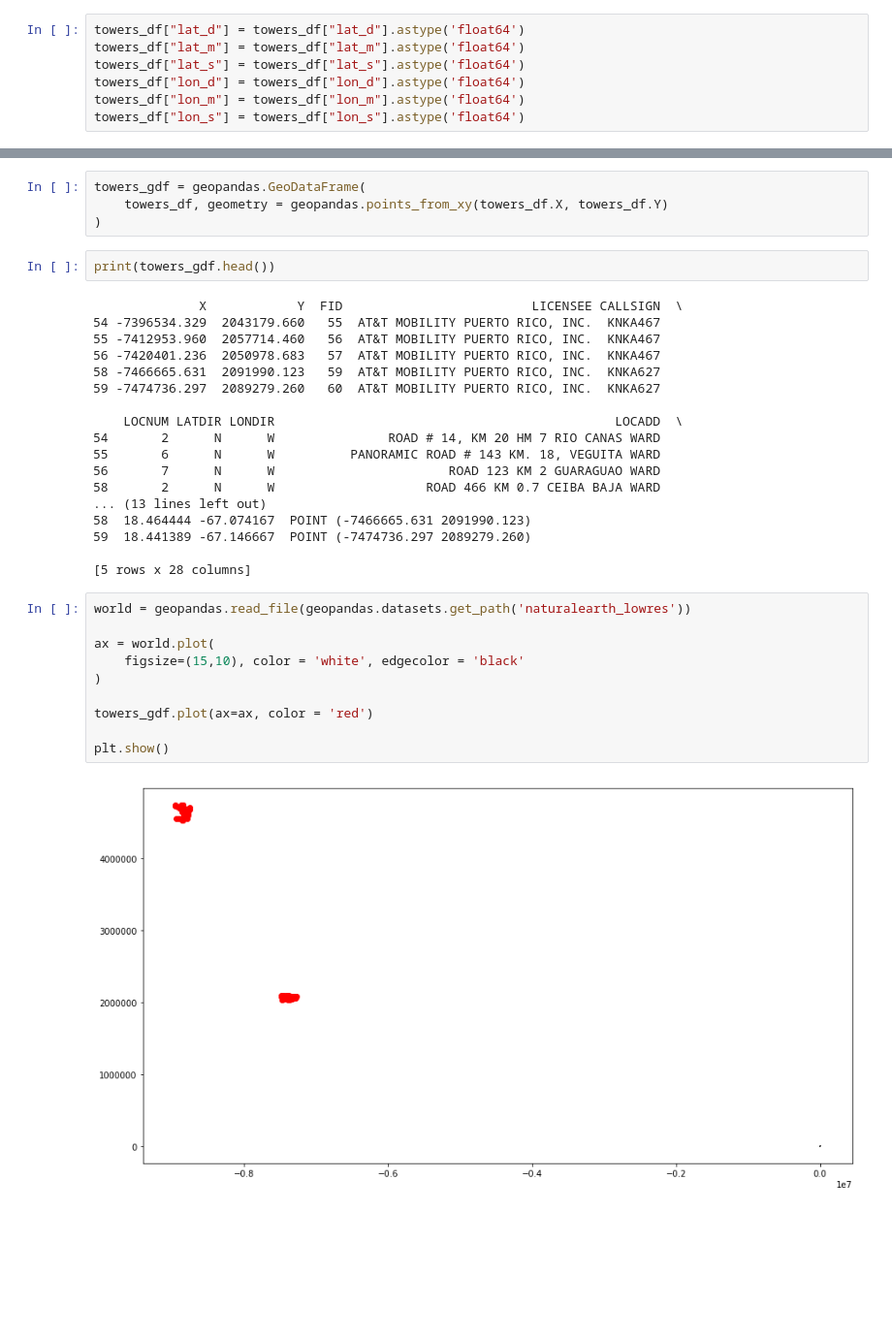
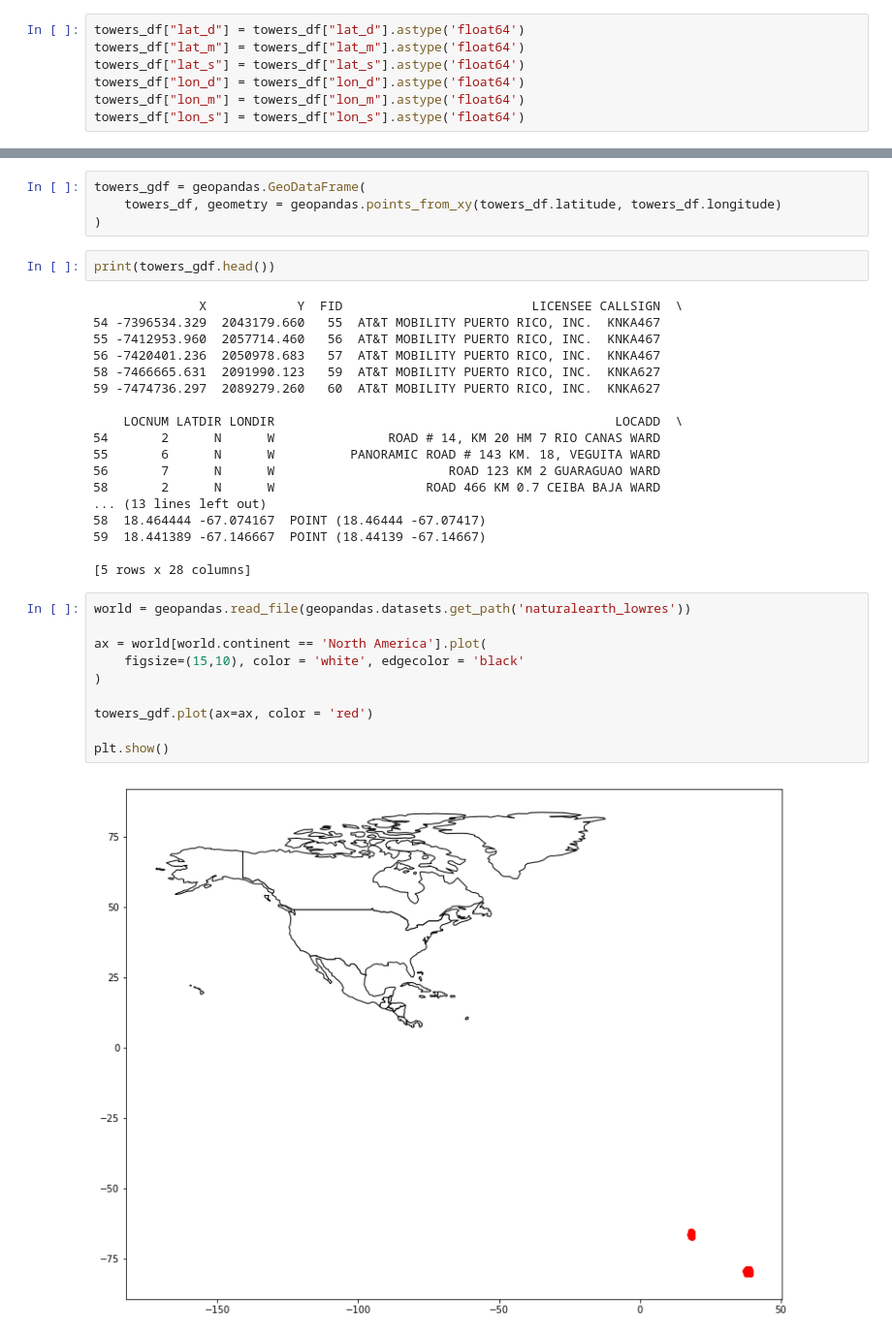
Before and after one commit to vsmolina/fiber_group, a Jupyter notebook: data/towers.ipynb, the cells around one changed output, grey strips where cells are left out. Shown at 97% size. Drawn from its saved outputs; the diff is of its cells as text; blank space fills up the shorter version.

```diff
--- a/data/towers.ipynb
+++ b/data/towers.ipynb
@@ -66,6 +66,6 @@ towers_df.head()
 # %%
 towers_gdf = geopandas.GeoDataFrame(
-    towers_df, geometry = geopandas.points_from_xy(towers_df.X, towers_df.Y)
+    towers_df, geometry = geopandas.points_from_xy(towers_df.latitude, towers_df.longitude)
 )
 # %%
 print(towers_gdf.head())
@@ -83,19 +83,19 @@ print(towers_gdf.head())
 56       7      N      W                       ROAD 123 KM 2 GUARAGUAO WARD
 58       2      N      W                    ROAD 466 KM 0.7 CEIBA BAJA WARD
 ... (13 lines left out)
-58  18.464444 -67.074167  POINT (-7466665.631 2091990.123)
-59  18.441389 -67.146667  POINT (-7474736.297 2089279.260)
+58  18.464444 -67.074167  POINT (18.46444 -67.07417)
+59  18.441389 -67.146667  POINT (18.44139 -67.14667)
 
 [5 rows x 28 columns]
 # %%
 world = geopandas.read_file(geopandas.datasets.get_path('naturalearth_lowres'))
 
-ax = world.plot(
+ax = world[world.continent == 'North America'].plot(
     figsize=(15,10), color = 'white', edgecolor = 'black'
 )
 
 towers_gdf.plot(ax=ax, color = 'red')
 
 plt.show()
 # %% [output]
-[figure, old version]
+[figure, new version]
```
Also changed, not shown: parts of 2 cells of this notebook, 3 other files.
